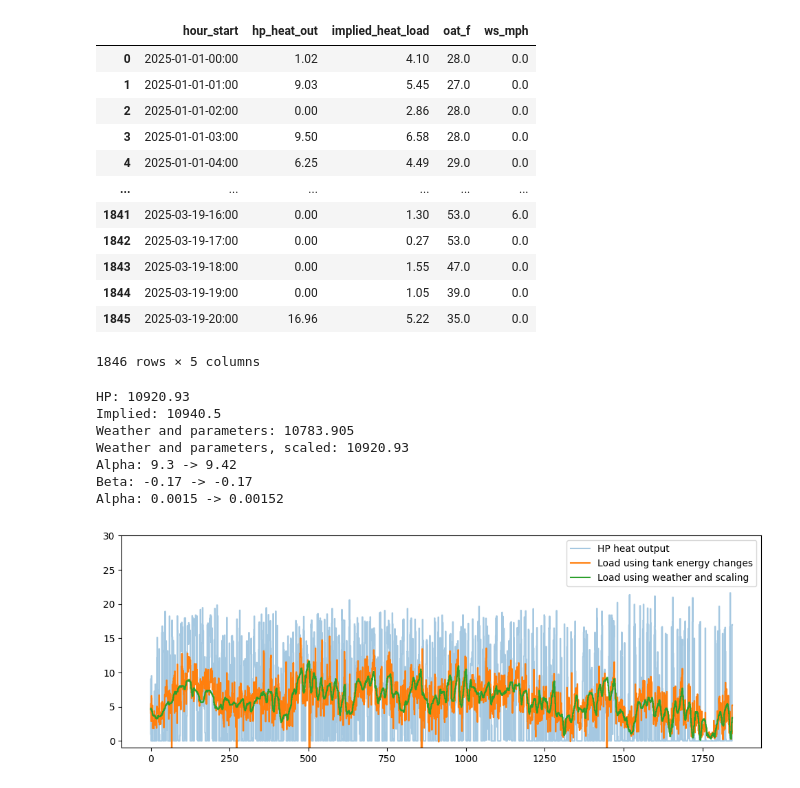
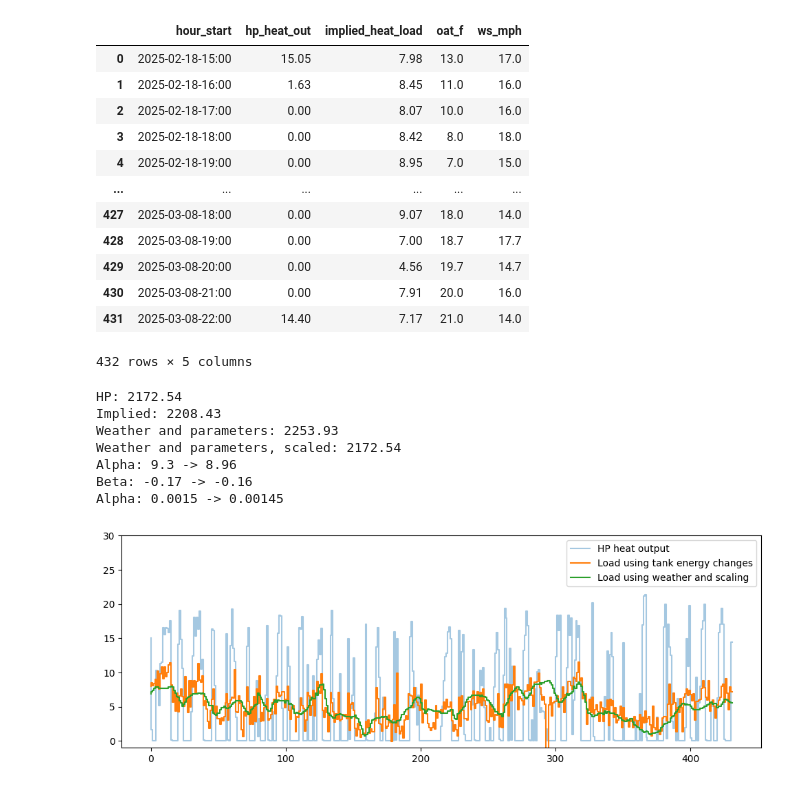
Before and after one commit to thegridelectric/visualizer, a Jupyter notebook: house_energy_use_from_hp.ipynb, the cells around one changed output. Saved outputs shown, nothing was run; the diff lists cells and outputs as text; code cells hidden in the pictures.

```diff
--- a/house_energy_use_from_hp.ipynb
+++ b/house_energy_use_from_hp.ipynb
@@ -32,7 +32,7 @@ display(filtered)
 | 2501 | 2025-04-16-01:00 | 7.71 | 17.37 | 11.55 | 5.82 | 142.0 | ... |
 # %%
 # Take the dataframe between two of those rows
-df_same_start_and_end_state = df[:1852-1]
+df_same_start_and_end_state = df[1159:2501-1]
 
 # Add weather data
 weather_and_prices_df = pd.read_csv('simulation_data.csv')
@@ -47,49 +47,49 @@ SCADA_GAMMA=0.0015
 final_df['weather_load'] = SCADA_ALPHA + SCADA_BETA * final_df['oat_f'] + SCADA_GAMMA * final_df['ws_mph']
 
 # Prints
 total_hp_heat_out = round(sum(final_df['hp_heat_out']),3)
 print(f"HP: {total_hp_heat_out}")
 total_implied_heat_load = round(sum(final_df['implied_heat_load']),3)
 print(f"Implied: {total_implied_heat_load}")
 total_weather_load = round(sum(final_df['weather_load']),3)
 print(f"Weather and parameters: {total_weather_load}")
 
 # Scale weather based load
 scaling_factor = total_weather_load/total_hp_heat_out
 final_df['weather_load_scaled'] = final_df['weather_load'] / scaling_factor
 total_weather_load_scaled = round(sum(final_df['weather_load_scaled']),3)
 print(f"Weather and parameters, scaled: {total_weather_load_scaled}")
 print(f"Alpha: {SCADA_ALPHA} -> {round(SCADA_ALPHA/scaling_factor,2)}")
 print(f"Beta: {SCADA_BETA} -> {round(SCADA_BETA/scaling_factor,2)}")
 print(f"Alpha: {SCADA_GAMMA} -> {round(SCADA_GAMMA/scaling_factor,5)}")
 
 final_df_cropped = final_df[:100000]
 plt.figure(figsize=(12,4))
 plt.step(range(len(final_df_cropped)), final_df_cropped['hp_heat_out'], label='HP heat output', alpha=0.4)
 plt.step(range(len(final_df_cropped)), final_df_cropped['implied_heat_load'], label='Load using tank energy changes')
 plt.step(range(len(final_df_cropped)), final_df_cropped['weather_load_scaled'], label='Load using weather and scaling')
 plt.legend()
 plt.ylim([-1,30])
 plt.show()
 # %% [output]
 |  | hour_start | hp_heat_out | implied_heat_load | oat_f | ws_mph |
-| 0 | 2025-01-01-00:00 | 1.02 | 4.10 | 28.0 | 0.0 |
-| 1 | 2025-01-01-01:00 | 9.03 | 5.45 | 27.0 | 0.0 |
-| 2 | 2025-01-01-02:00 | 0.00 | 2.86 | 28.0 | 0.0 |
-| 3 | 2025-01-01-03:00 | 9.50 | 6.58 | 28.0 | 0.0 |
-| 4 | 2025-01-01-04:00 | 6.25 | 4.49 | 29.0 | 0.0 |
+| 0 | 2025-02-18-15:00 | 15.05 | 7.98 | 13.0 | 17.0 |
+| 1 | 2025-02-18-16:00 | 1.63 | 8.45 | 11.0 | 16.0 |
+| 2 | 2025-02-18-17:00 | 0.00 | 8.07 | 10.0 | 16.0 |
+| 3 | 2025-02-18-18:00 | 0.00 | 8.42 | 8.0 | 18.0 |
+| 4 | 2025-02-18-19:00 | 0.00 | 8.95 | 7.0 | 15.0 |
 | ... | ... | ... | ... | ... | ... |
-| 1841 | 2025-03-19-16:00 | 0.00 | 1.30 | 53.0 | 6.0 |
-| 1842 | 2025-03-19-17:00 | 0.00 | 0.27 | 53.0 | 0.0 |
-| 1843 | 2025-03-19-18:00 | 0.00 | 1.55 | 47.0 | 0.0 |
-| 1844 | 2025-03-19-19:00 | 0.00 | 1.05 | 39.0 | 0.0 |
-| 1845 | 2025-03-19-20:00 | 16.96 | 5.22 | 35.0 | 0.0 |
+| 427 | 2025-03-08-18:00 | 0.00 | 9.07 | 18.0 | 14.0 |
+| 428 | 2025-03-08-19:00 | 0.00 | 7.00 | 18.7 | 17.7 |
+| 429 | 2025-03-08-20:00 | 0.00 | 4.56 | 19.7 | 14.7 |
+| 430 | 2025-03-08-21:00 | 0.00 | 7.91 | 20.0 | 16.0 |
+| 431 | 2025-03-08-22:00 | 14.40 | 7.17 | 21.0 | 14.0 |
-1846 rows × 5 columns
+432 rows × 5 columns
-HP: 10920.93
-Implied: 10940.5
-Weather and parameters: 10783.905
-Weather and parameters, scaled: 10920.93
-Alpha: 9.3 -> 9.42
-Beta: -0.17 -> -0.17
-Alpha: 0.0015 -> 0.00152
+HP: 2172.54
+Implied: 2208.43
+Weather and parameters: 2253.93
+Weather and parameters, scaled: 2172.54
+Alpha: 9.3 -> 8.96
+Beta: -0.17 -> -0.16
+Alpha: 0.0015 -> 0.00145
-[figure, old version]
+[figure, new version]
```
Also changed, not shown: 1 other file.
